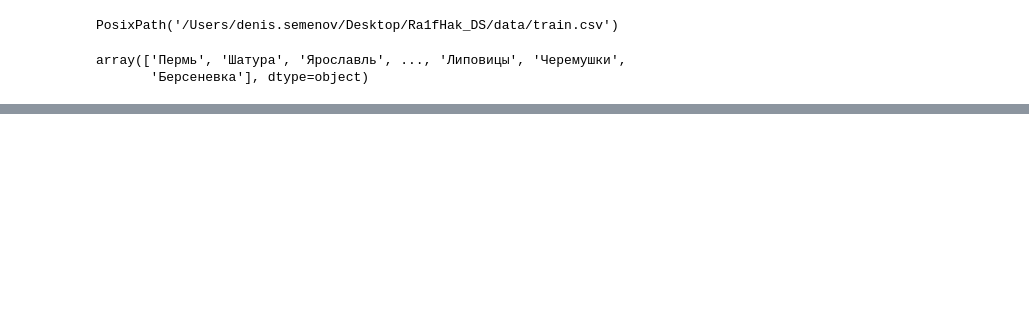
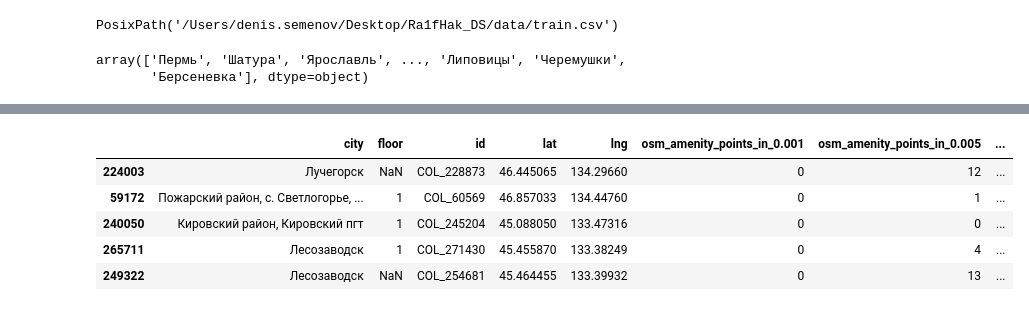
Before and after one commit to semenovdv/Ra1fHak_DS, a Jupyter notebook: notebooks/EDA.ipynb, the cells around one changed output, grey strips where cells are left out. Drawn from its saved outputs; the diff is of its cells as text; code cells hidden in the pictures; blank space fills up the shorter version.

```diff
--- a/notebooks/EDA.ipynb
+++ b/notebooks/EDA.ipynb
@@ -37,0 +116,9 @@ test.sample(10)
+# %%
+train[train['osm_city_nearest_name'].isin(['饶河县', '绥芬河市'])].sample(5) # osm_city_closest_dist туда же - поменять
+# %% [output]
+|  | city | floor | id | lat | lng | osm_amenity_points_in_0.001 | osm_amenity_points_in_0.005 | ... |
+| 224003 | Лучегорск | NaN | COL_228873 | 46.445065 | 134.29660 | 0 | 12 | ... |
+| 59172 | Пожарский район, с. Светлогорье, ... | 1 | COL_60569 | 46.857033 | 134.44760 | 0 | 1 | ... |
+| 240050 | Кировский район, Кировский пгт | 1 | COL_245204 | 45.088050 | 133.47316 | 0 | 0 | ... |
+| 265711 | Лесозаводск | 1 | COL_271430 | 45.455870 | 133.38249 | 0 | 4 | ... |
+| 249322 | Лесозаводск | NaN | COL_254681 | 45.464455 | 133.39932 | 0 | 13 | ... |
```
Also changed, not shown: parts of 13 cells of this notebook, 2 other files.
